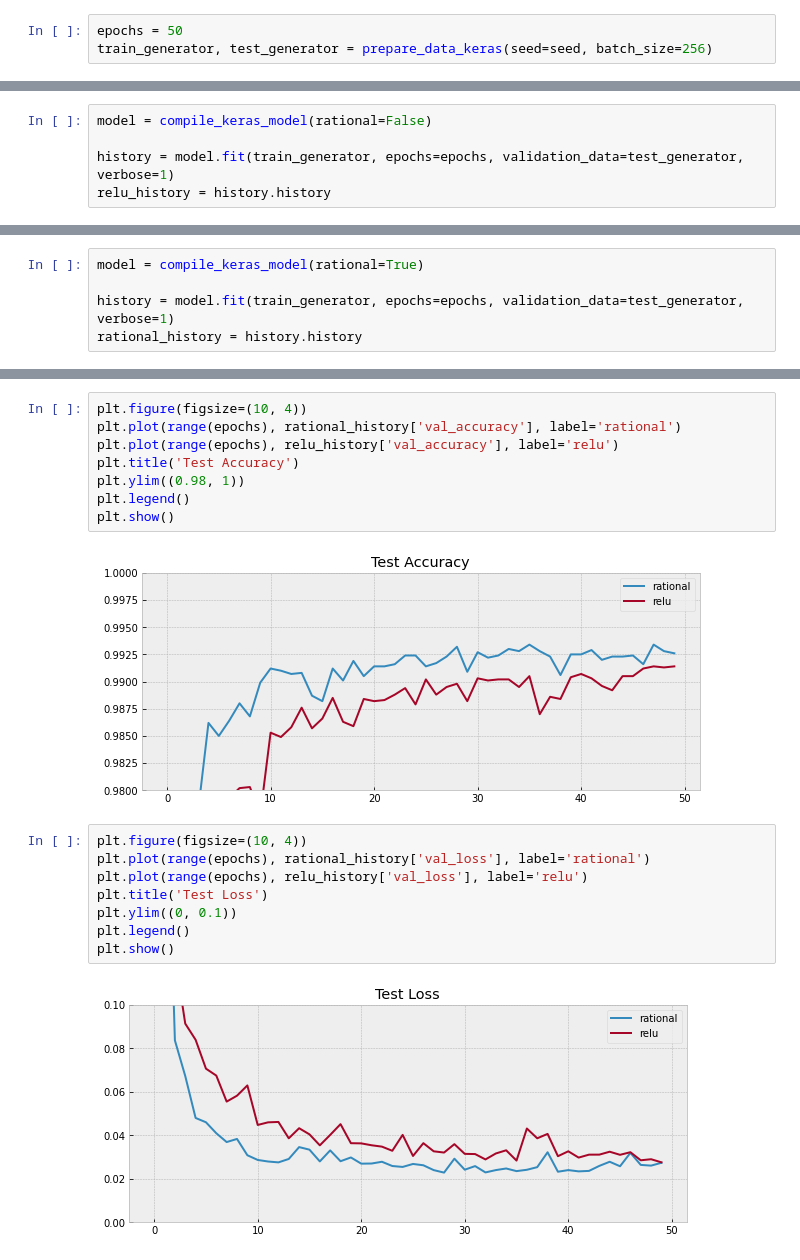
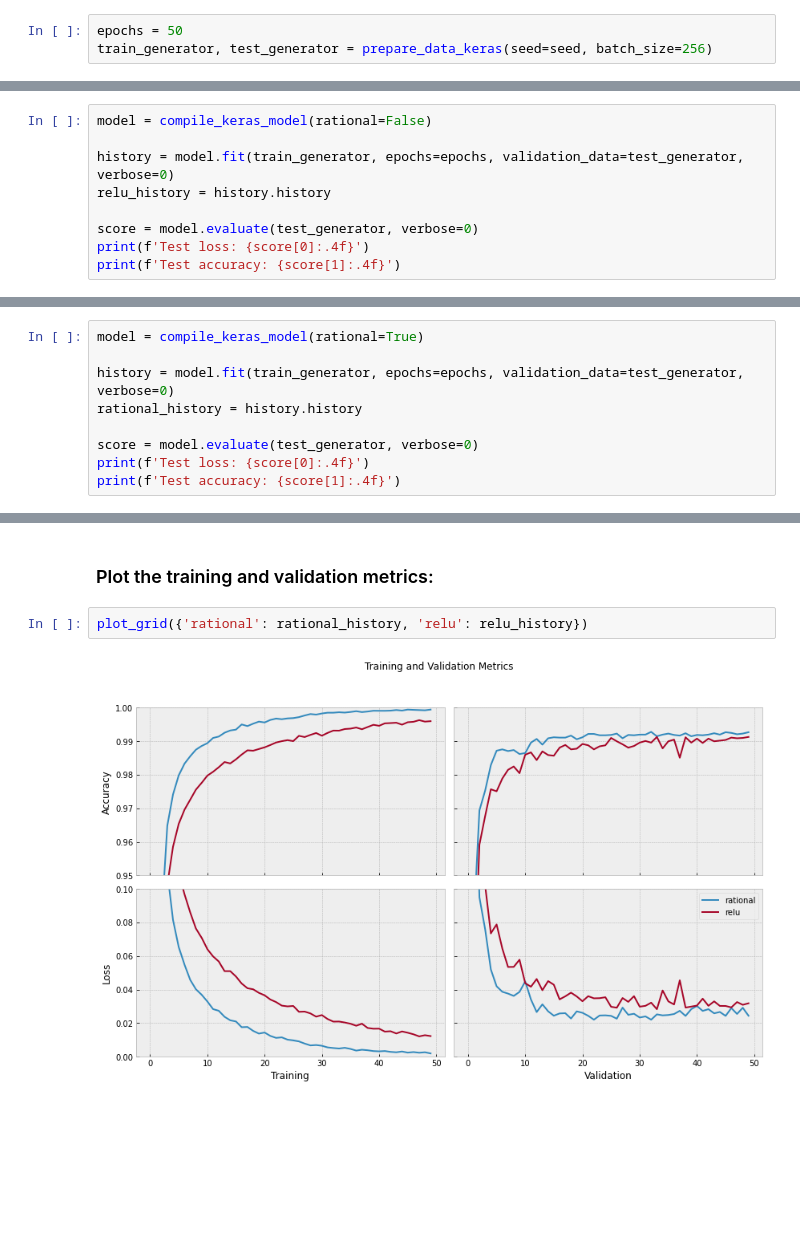
Before and after one commit to ml-research/rational_activations, a Jupyter notebook: examples/mnist/mnist_vgg_keras.ipynb, the cells around one changed output, grey strips where cells are left out. Cells and saved outputs as stored; diff of their text form; blank space fills up the shorter version.

Commit message:
update notebooks with some brief description and changed plots;

```diff
--- a/examples/mnist/mnist_vgg_keras.ipynb
+++ b/examples/mnist/mnist_vgg_keras.ipynb
@@ -18,6 +29,10 @@ train_generator, test_generator = prepare_data_keras(seed=seed, batch_size=256)
 # %%
 model = compile_keras_model(rational=False)
 
-history = model.fit(train_generator, epochs=epochs, validation_data=test_generator, verbose=1)
+history = model.fit(train_generator, epochs=epochs, validation_data=test_generator, verbose=0)
 relu_history = history.history
+
+score = model.evaluate(test_generator, verbose=0)
+print(f'Test loss: {score[0]:.4f}')
+print(f'Test accuracy: {score[1]:.4f}')
 # %% [output]
@@ -41,6 +43,10 @@ Epoch 50/50
 # %%
 model = compile_keras_model(rational=True)
 
-history = model.fit(train_generator, epochs=epochs, validation_data=test_generator, verbose=1)
+history = model.fit(train_generator, epochs=epochs, validation_data=test_generator, verbose=0)
 rational_history = history.history
+
+score = model.evaluate(test_generator, verbose=0)
+print(f'Test loss: {score[0]:.4f}')
+print(f'Test accuracy: {score[1]:.4f}')
 # %% [output]
@@ -84,20 +55,6 @@ plt.show()
-# %%
-plt.figure(figsize=(10, 4))
-plt.plot(range(epochs), rational_history['val_accuracy'], label='rational')
-plt.plot(range(epochs), relu_history['val_accuracy'], label='relu')
-plt.title('Test Accuracy')
-plt.ylim((0.98, 1))
-plt.legend()
-plt.show()
-# %% [output]
-[figure, removed]
-# %%
-plt.figure(figsize=(10, 4))
-plt.plot(range(epochs), rational_history['val_loss'], label='rational')
-plt.plot(range(epochs), relu_history['val_loss'], label='relu')
-plt.title('Test Loss')
-plt.ylim((0, 0.1))
-plt.legend()
-plt.show()
-# %% [output]
-[figure, removed]
+# %% [markdown]
+### Plot the training and validation metrics:
+# %%
+plot_grid({'rational': rational_history, 'relu': relu_history})
+# %% [output]
+[figure, added]
```
Also changed, not shown: parts of 11 cells of this notebook, 2 other files.
